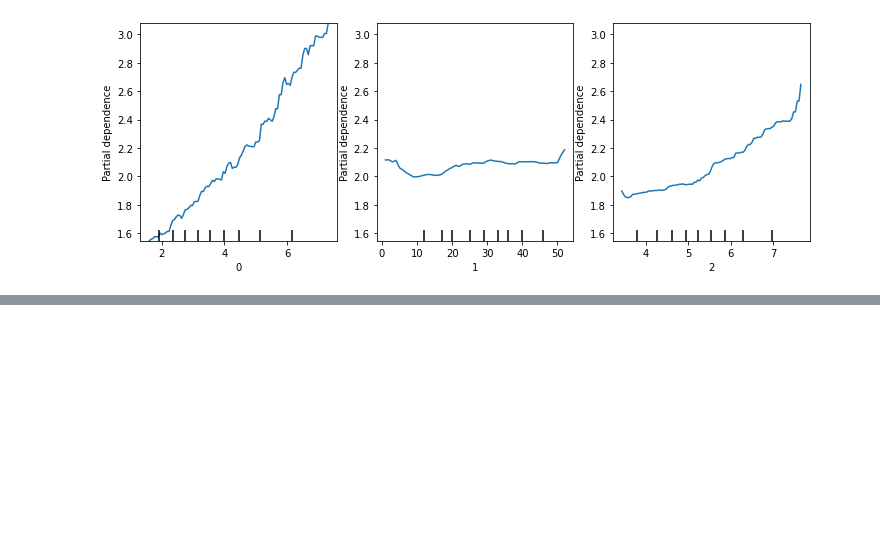
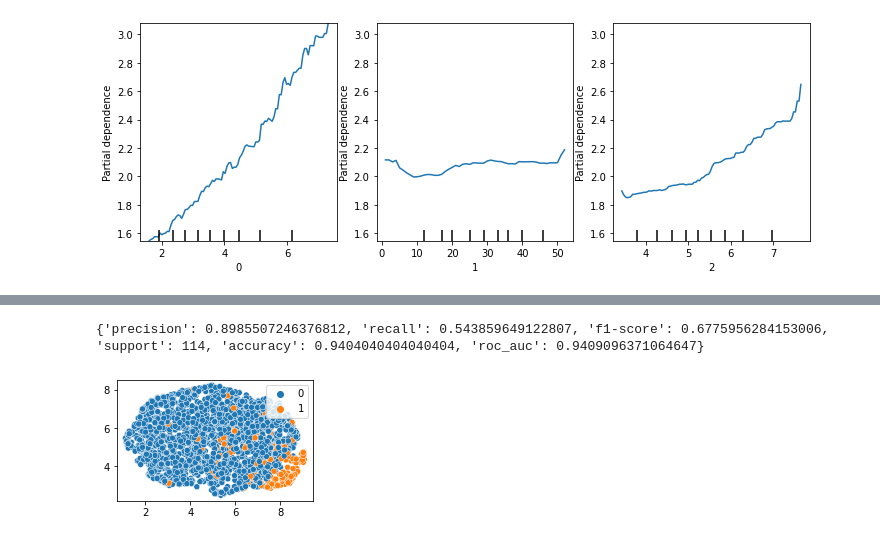
Before and after one commit to gavrevnik/analytics_tools, a Jupyter notebook: ML.ipynb, the cells around one changed output, grey strips where cells are left out. Cells and saved outputs as stored; diff of their text form; code cells hidden in the pictures; blank space fills up the shorter version.

```diff
--- a/ML.ipynb
+++ b/ML.ipynb
@@ -1734,0 +1825,7 @@ ml.draw_pdp(model, df_train, ['MedInc', 'HouseAge', 'AveRooms'])
+# %%
+from imblearn.under_sampling import TomekLinks
+# убираем пары Томека на границе классов
+check_model_score(X, y, TomekLinks, sampling_strategy = 'majority')
+# %% [output]
+{'precision': 0.8985507246376812, 'recall': 0.543859649122807, 'f1-score': 0.6775956284153006, 'support': 114, 'accuracy': 0.9404040404040404, 'roc_auc': 0.9409096371064647}
+[figure, added]
```
Also changed, not shown: parts of 10 cells of this notebook, 2 other files.
